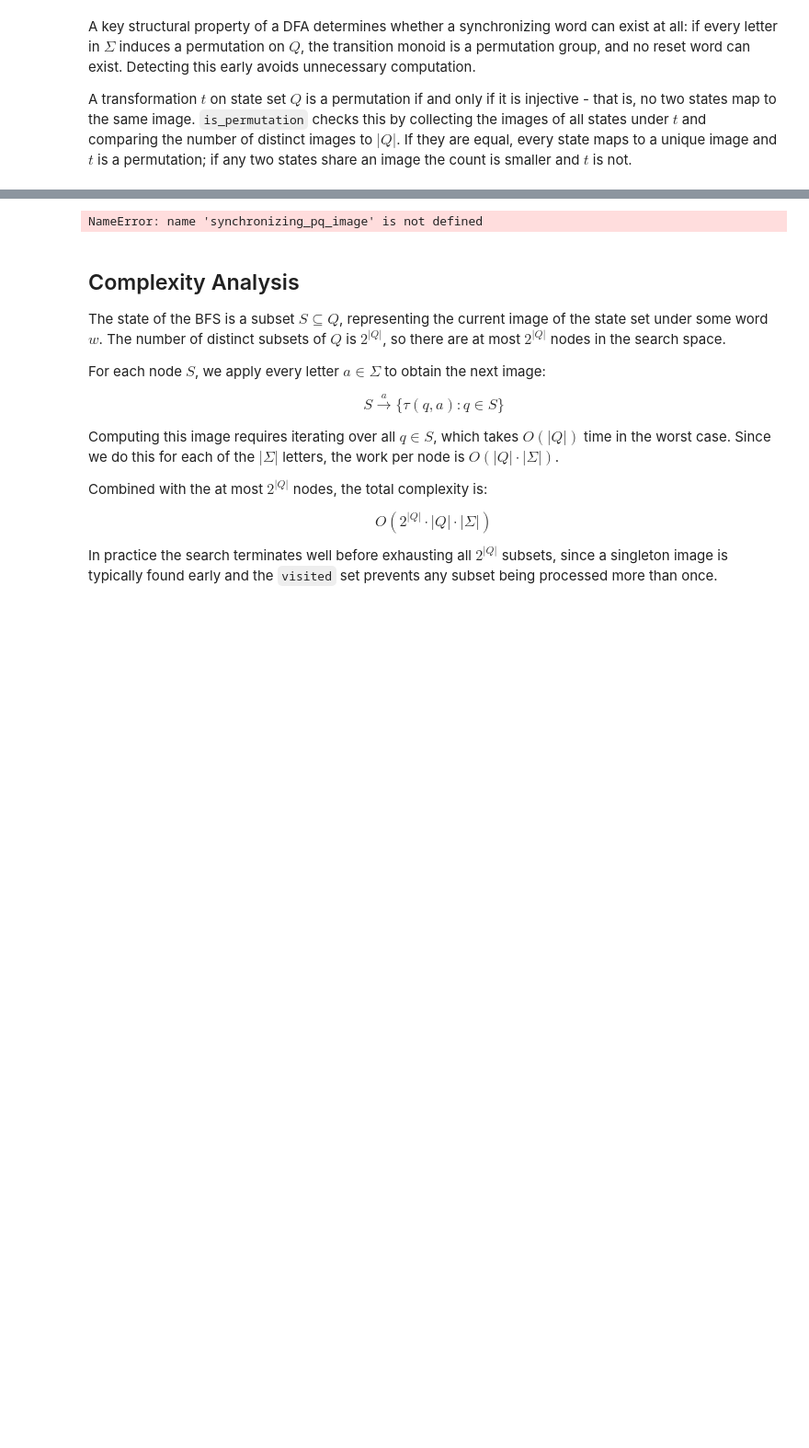
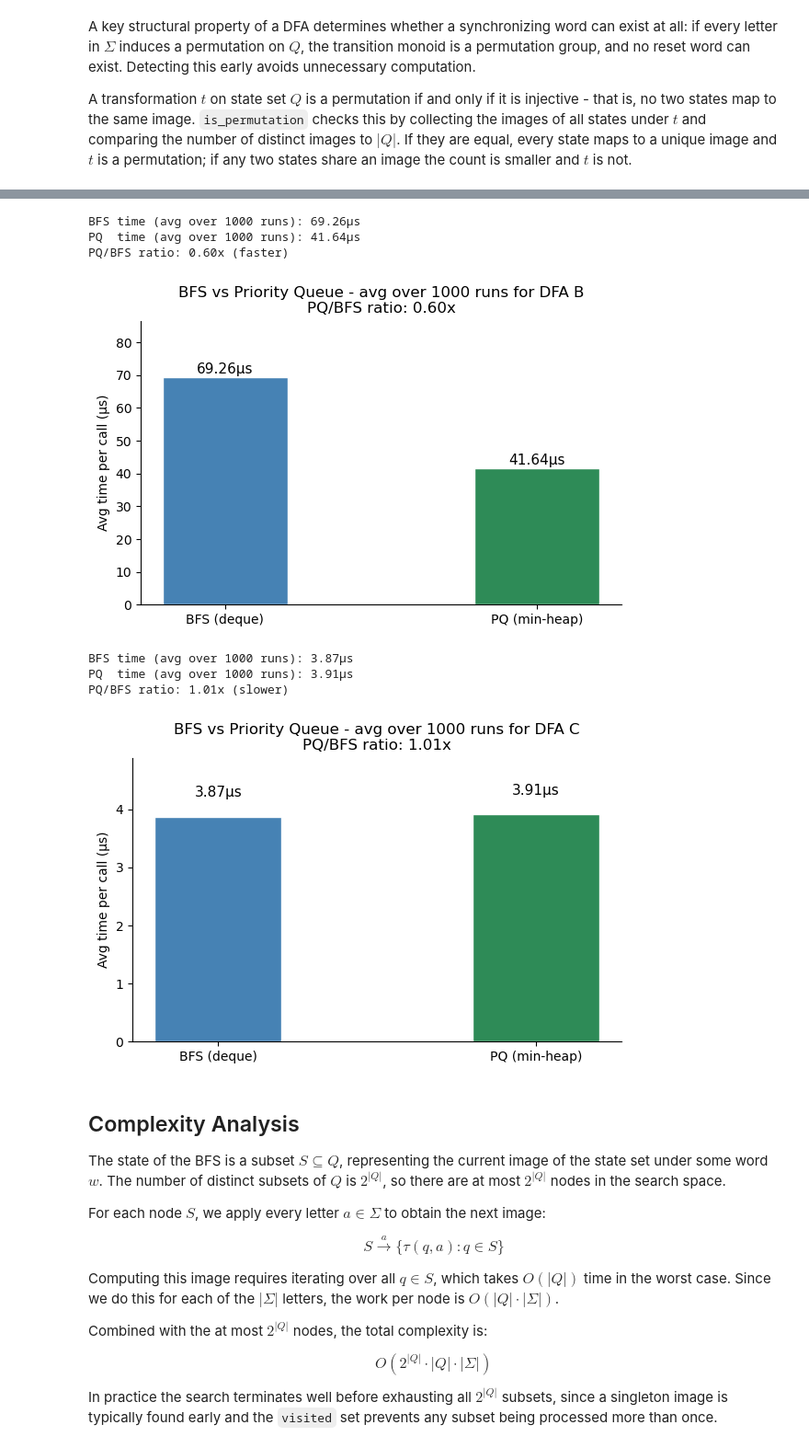
Before and after one commit to kaleater22/MT3510-Group-Project, a Jupyter notebook: MT3510_Pure_Team_Project.ipynb, the cells around one changed output, grey strips where cells are left out. Shown at 92% size. Cells and saved outputs as stored; diff of their text form; code cells hidden in the pictures; blank space fills up the shorter version.

```diff
--- a/MT3510_Pure_Team_Project.ipynb
+++ b/MT3510_Pure_Team_Project.ipynb
@@ -173,18 +185,21 @@ def synchronizing_bfs_image(A, verbose=False):
     The optional verbose flag prints progress information during the search.
     """
 
-    Q, Sigma, tau, q_s, F = A                       # Unpack the 5-tuple
-    states = tuple(sorted(Q))                        # Sort for consistent tuple keys
+    Q = tuple(sorted(A["Q"]))
+    Sigma = A["Sigma"]
+    tau = A["tau"]
+    q_s = A["q_s"]
+    F = A["F"]
 
     # Early exit: if every letter induces a permutation on Q, the transition
     # monoid is a permutation group and no singleton image can exist
-    if all(is_permutation({q: tau[(q, a)] for q in Q}, Q) for a in Sigma):
+    if all(is_permutation(tau[a], Q) for a in Sigma):
         if verbose:
             print("All letters induce permutations - not synchronizing.")
         return False
 
-    queue = deque([states])                          # Initialise with full state set
-    seen = {states}                                  # Track visited images
+    queue = deque([Q])                               # Initialise with full state set
+    seen = {Q}                                       # Track visited images
 
     while queue:
         current_Q = queue.popleft()                  # O(1) dequeue
@@ -194,7 +209,7 @@ def synchronizing_bfs_image(A, verbose=False):
             return True
         for a in Sigma:
             # Apply letter a to every state in the current image
-            new_Q = tuple(sorted({tau[(q, a)] for q in current_Q}))
+            new_Q = tuple(sorted({tau[a][q] for q in current_Q}))
             if new_Q not in seen:
                 if verbose:
                     print(f"Visiting image {new_Q} for the first time")
@@ -224,14 +347,15 @@ whether prioritising by image size produces shorter reset words, longer ones, or
 # %%
 import heapq
 
-def synchronization_pq_image(A):
+def synchronizing_pq_image(A):
     Q = tuple(sorted(A["Q"]))
     tau = A["tau"]
     Sigma = A["Sigma"]
 
     if all(is_permutation(tau[a], Q) for a in Sigma):
-        print("All letters induce permutations - monoid is a permutation group, not synchronizing.")
-        return False
+      if verbose:
+          print("All letters induce permutations - not synchronizing.")
+      return False
 
     # Priority queue entries: (image_size, image_tuple)
     # heapq is a min-heap so smallest image size is always explored first
@@ -272,5 +396,5 @@ This causes `heapq` to sort lexicographically by tuple contents rather than by i
 # %%
-def compare_bfs_pq(A, runs=1000):
+def compare_bfs_pq(A, name, runs=1000):
     """
     Compares the average runtime of BFS and priority queue synchronization
     checks over a given number of runs, and plots the results as a bar chart.
@@ -279,7 +403,11 @@ def compare_bfs_pq(A, runs=1000):
     A PQ/BFS ratio below 1 means PQ is faster, above 1 means BFS is faster.
     """
 
-    Q, Sigma, tau, q_s, F = A                       # Unpack the 5-tuple
+    Q = tuple(sorted(A["Q"]))
+    Sigma = A["Sigma"]
+    tau = A["tau"]
+    q_s = A["q_s"]
+    F = A["F"]                      # Unpack the 5-tuple
 
     # Time BFS over 'runs' iterations, suppressing print output during timing
     with contextlib.redirect_stdout(io.StringIO()):
@@ -294,37 +422,44 @@ def compare_bfs_pq(A, runs=1000):
         for _ in range(runs):
             synchronizing_pq_image(A)
         pq_time = (time.perf_counter() - start) / runs
 
     # Convert to microseconds for readability
     bfs_us = bfs_time * 1e6
     pq_us  = pq_time  * 1e6
     ratio  = pq_time / bfs_time                      # Ratio < 1 means PQ is faster
 
     print(f"BFS time (avg over {runs} runs): {bfs_us:.2f}\u03bcs")
     print(f"PQ  time (avg over {runs} runs): {pq_us:.2f}\u03bcs")
     print(f"PQ/BFS ratio: {ratio:.2f}x ({'faster' if ratio < 1 else 'slower'})")
 
     fig, ax = plt.subplots(figsize=(6, 4))
     bars = ax.bar(['BFS (deque)', 'PQ (min-heap)'], [bfs_us, pq_us],
                   color=['steelblue', 'seagreen'], width=0.4, edgecolor='white')
 
     for bar, val in zip(bars, [bfs_us, pq_us]):
         ax.text(bar.get_x() + bar.get_width() / 2, bar.get_height() + 0.3,
                 f'{val:.2f}\u03bcs', ha='center', va='bottom', fontsize=11)
 
     ax.set_ylabel('Avg time per call (\u03bcs)')
-    ax.set_title(f'BFS vs Priority Queue - avg over {runs} runs for the DFA {A}\n'
+    ax.set_title(f'BFS vs Priority Queue - avg over {runs} runs for DFA {name}\n'
                  f'PQ/BFS ratio: {ratio:.2f}x')
     ax.set_ylim(0, max(bfs_us, pq_us) * 1.25)
     ax.spines[['top', 'right']].set_visible(False)
     plt.tight_layout()
     plt.show()
 
 # Runtime comparison
-compare_bfs_pq(B)
-compare_bfs_pq(C2)
+compare_bfs_pq(B, "B")
+compare_bfs_pq(C, "C")
 # %% [output]
-NameError: name 'synchronizing_pq_image' is not defined
+BFS time (avg over 1000 runs): 69.26μs
+PQ  time (avg over 1000 runs): 41.64μs
+PQ/BFS ratio: 0.60x (faster)
+[figure, added]
+BFS time (avg over 1000 runs): 3.87μs
+PQ  time (avg over 1000 runs): 3.91μs
+PQ/BFS ratio: 1.01x (slower)
+[figure, added]
 # %% [markdown]
 ## Complexity Analysis
 
```
Also changed, not shown: parts of 46 cells of this notebook.
